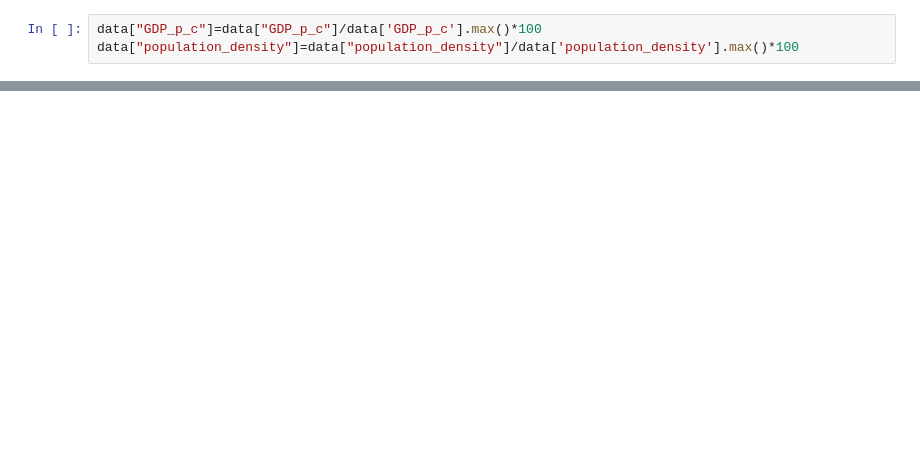
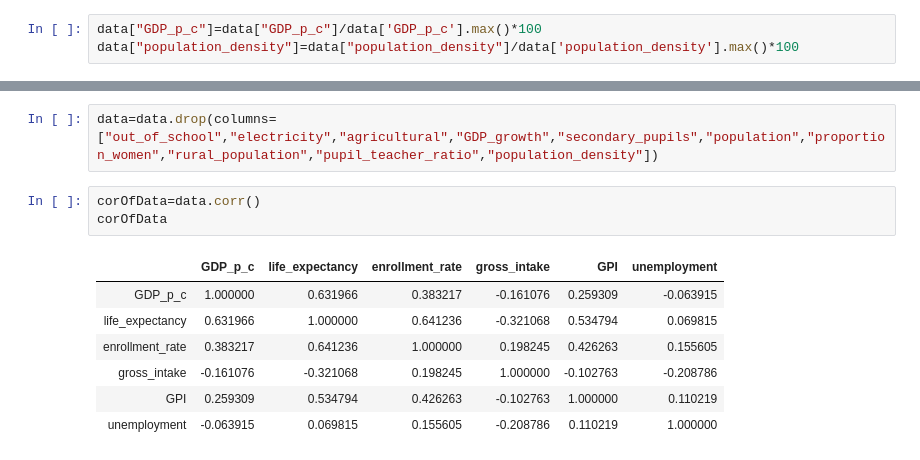
Before and after one commit to ThomLopp/AI_project, a Jupyter notebook: projet.ipynb, the cells around one changed output, grey strips where cells are left out. Saved outputs shown, nothing was run; the diff lists cells and outputs as text; blank space fills up the shorter version.

Commit message:
Modified data

```diff
--- a/projet.ipynb
+++ b/projet.ipynb
@@ -65,0 +245,13 @@ corOfData
+# %%
+data=data.drop(columns=["out_of_school","electricity","agricultural","GDP_growth","secondary_pupils","population","proportion_women","rural_population","pupil_teacher_ratio","population_density"])
+# %%
+corOfData=data.corr()
+corOfData
+# %% [output]
+|  | GDP_p_c | life_expectancy | enrollment_rate | gross_intake | GPI | unemployment |
+| GDP_p_c | 1.000000 | 0.631966 | 0.383217 | -0.161076 | 0.259309 | -0.063915 |
+| life_expectancy | 0.631966 | 1.000000 | 0.641236 | -0.321068 | 0.534794 | 0.069815 |
+| enrollment_rate | 0.383217 | 0.641236 | 1.000000 | 0.198245 | 0.426263 | 0.155605 |
+| gross_intake | -0.161076 | -0.321068 | 0.198245 | 1.000000 | -0.102763 | -0.208786 |
+| GPI | 0.259309 | 0.534794 | 0.426263 | -0.102763 | 1.000000 | 0.110219 |
+| unemployment | -0.063915 | 0.069815 | 0.155605 | -0.208786 | 0.110219 | 1.000000 |
```
Also changed, not shown: parts of 15 cells of this notebook, 4 other files.
